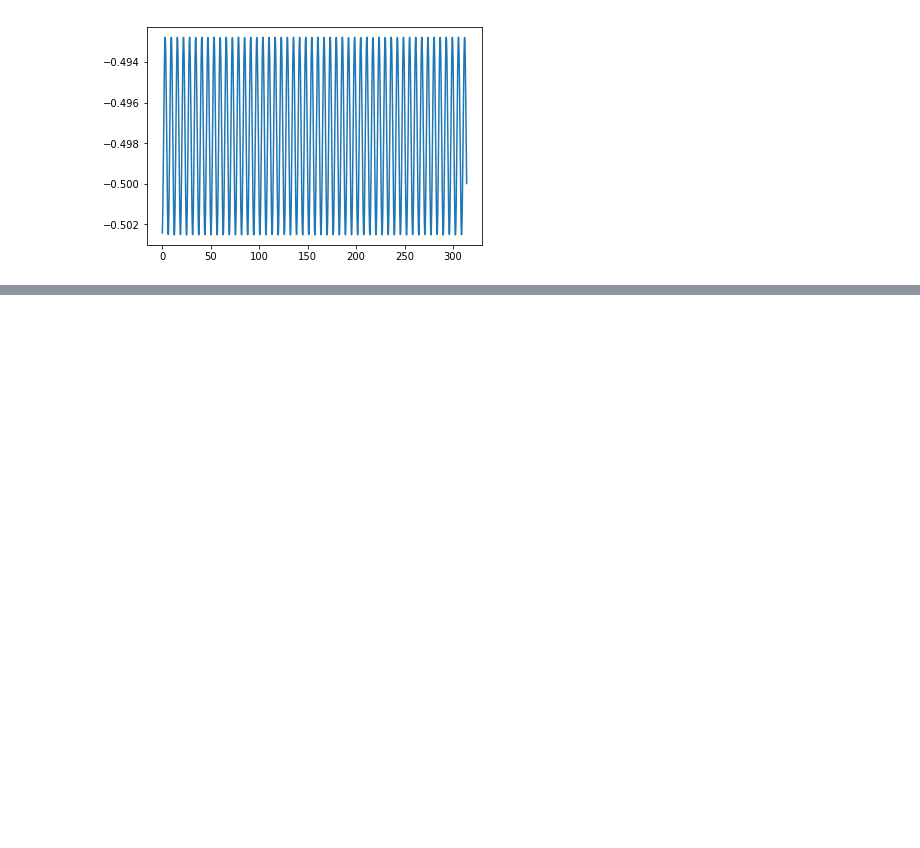
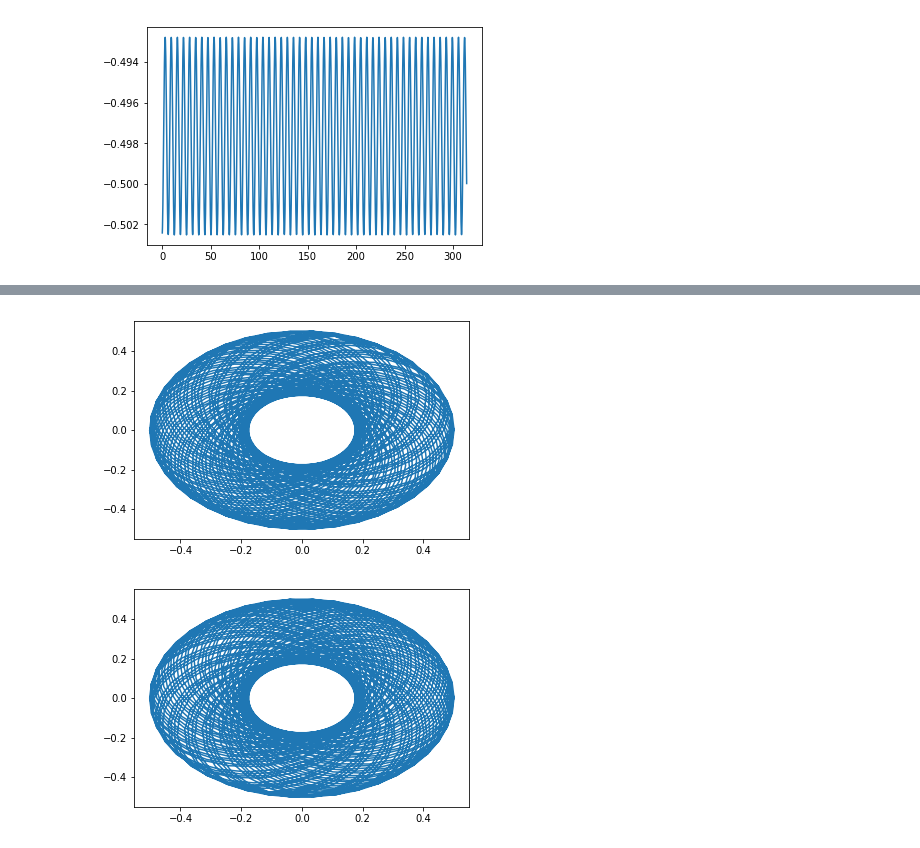
Before and after one commit to PushkinKachroo/computational-physics-class-404-604-Spring-2019, a Jupyter notebook: hw5.ipynb, the cells around one changed output, grey strips where cells are left out. Saved outputs shown, nothing was run; the diff lists cells and outputs as text; code cells hidden in the pictures; blank space fills up the shorter version.

```diff
--- a/hw5.ipynb
+++ b/hw5.ipynb
@@ -137,0 +137,70 @@ plt.show()
+# %%
+# Homework:
+# Write your own leapfrog scheme to calculate the orbit of two equal mass binary.
+# The mass of each binary makes GM_{i}=1, (i is 1 or 2). The two binary stars are
+# seperated by a distance of 1 initially. Initialize the binary velocity so that
+# each binary star will have an eccentricity of 0.5. Evolve this system to 100
+# binary orbits, and plot their orbits in the x-y plane. (Hint: both stars will drift
+# together first, and then being kicked at the middle step at the same time,
+# and then drfit again)
+
+import numpy as np
+import matplotlib.pyplot as plt
+
+G=1.
+M=1.
+m=1.
+tend=2.*np.pi*50.
+h=0.2
+y=[1.,0.,0.,0.732]
+t=0
+
+def f(t, y):
+    f=np.zeros(8)
+    r=np.sqrt((y[0])**2+(y[2])**2)
+    f[0]=y[1]
+    f[1]=-G*M*m/r/r/r*(y[0])
+    f[2]=y[3]
+    f[3]=-G*M*m/r/r/r*(y[2])
+    return f
+
+def lf(t, h, y, n):
+    # drift step
+    fv=f(t, y)
+    for i in [0,2]:
+        y[i]+=fv[i]*h/2.
+    # Please finish kick and drift step
+    # kick step
+    fv=f(t, y)
+    for i in [1,3]:
+        y[i]+=fv[i]*h
+    # drift step
+    fv=f(t, y)
+    for i in [0,2]:
+        y[i]+=fv[i]*h/2.
+    return y
+
+xp1=[]
+yp1=[]
+xp2=[]
+yp2=[]
+ta=[]
+while(t<tend):
+    if((t+h)>tend):
+        h=tend-t
+    y = lf(t,h,y,4)
+    xp1=np.append(xp1,y[0]/2.)
+    yp1=np.append(yp1,y[2]/2.)
+    xp2=np.append(xp2,-y[0]/2.)
+    yp2=np.append(yp2,-y[2]/2.)
+    ta=np.append(ta,t)
+    t = t+h
+
+plt.plot(xp1,yp1)
+#plt.plot(xp2,yp2)
+plt.show()
+plt.plot(xp2,yp2)
+plt.show()
+# %% [output]
+[figure, added]
+[figure, added]
```
Also changed, not shown: parts of 1 cell of this notebook.
